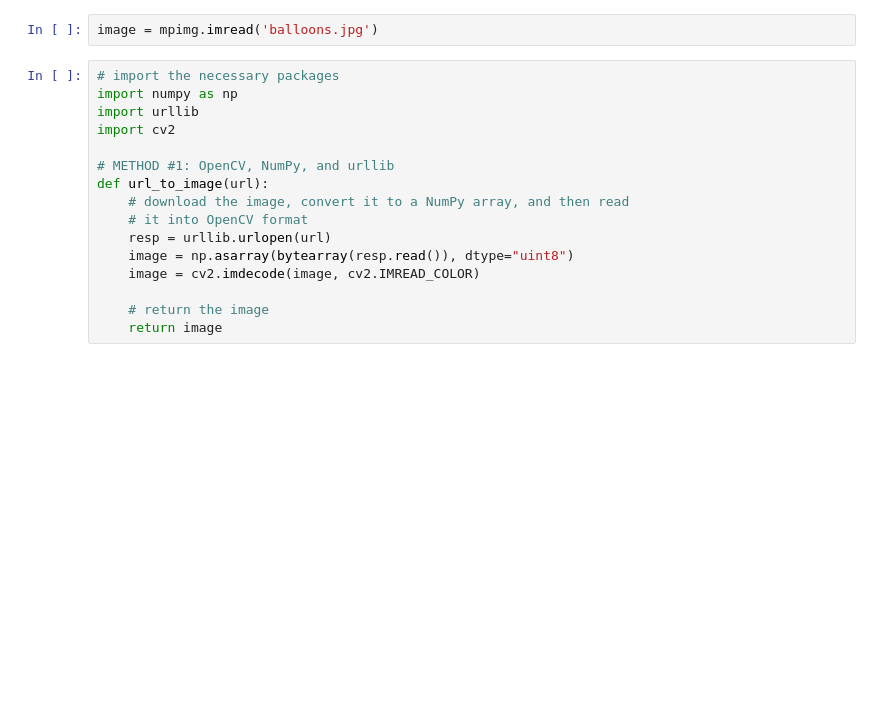
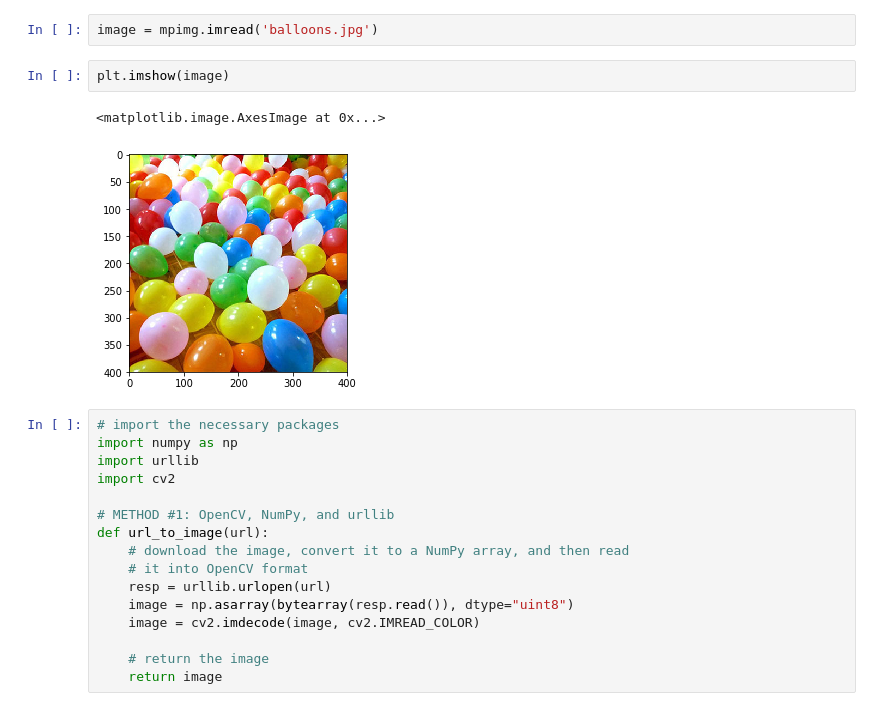
Before and after one commit to sethbunke/MachineLearningAlgorithmsFromScratch, a Jupyter notebook: TestOpenCV1.ipynb, the cells around one changed output. Drawn from its saved outputs; the diff is of its cells as text; blank space fills up the shorter version.

Commit message:
image loading

```diff
--- a/TestOpenCV1.ipynb
+++ b/TestOpenCV1.ipynb
@@ -9,6 +9,11 @@ import matplotlib.image as mpimg
 %matplotlib inline
 # %%
 image = mpimg.imread('balloons.jpg')
+# %%
+plt.imshow(image)
+# %% [output]
+<matplotlib.image.AxesImage at 0x...>
+[figure, added]
 # %%
 # import the necessary packages
 import numpy as np
```
